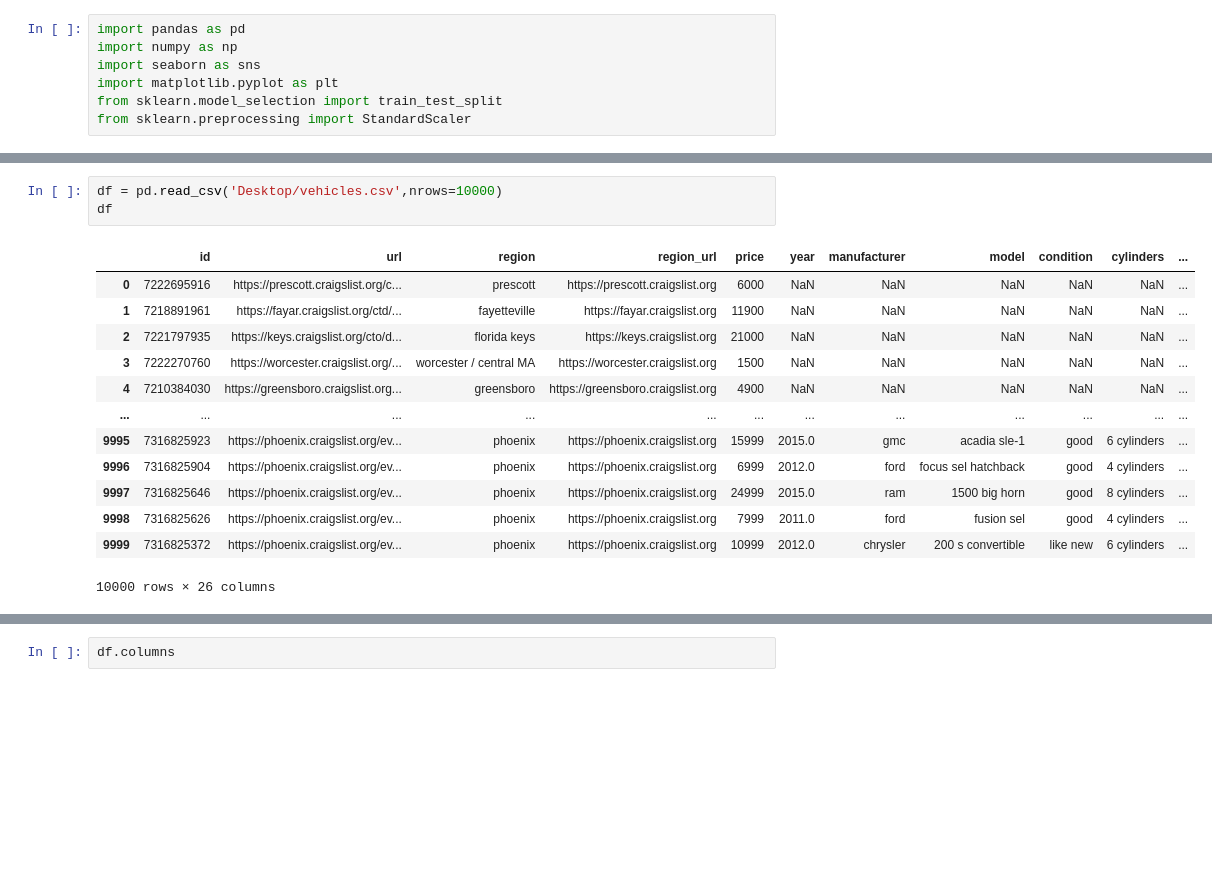
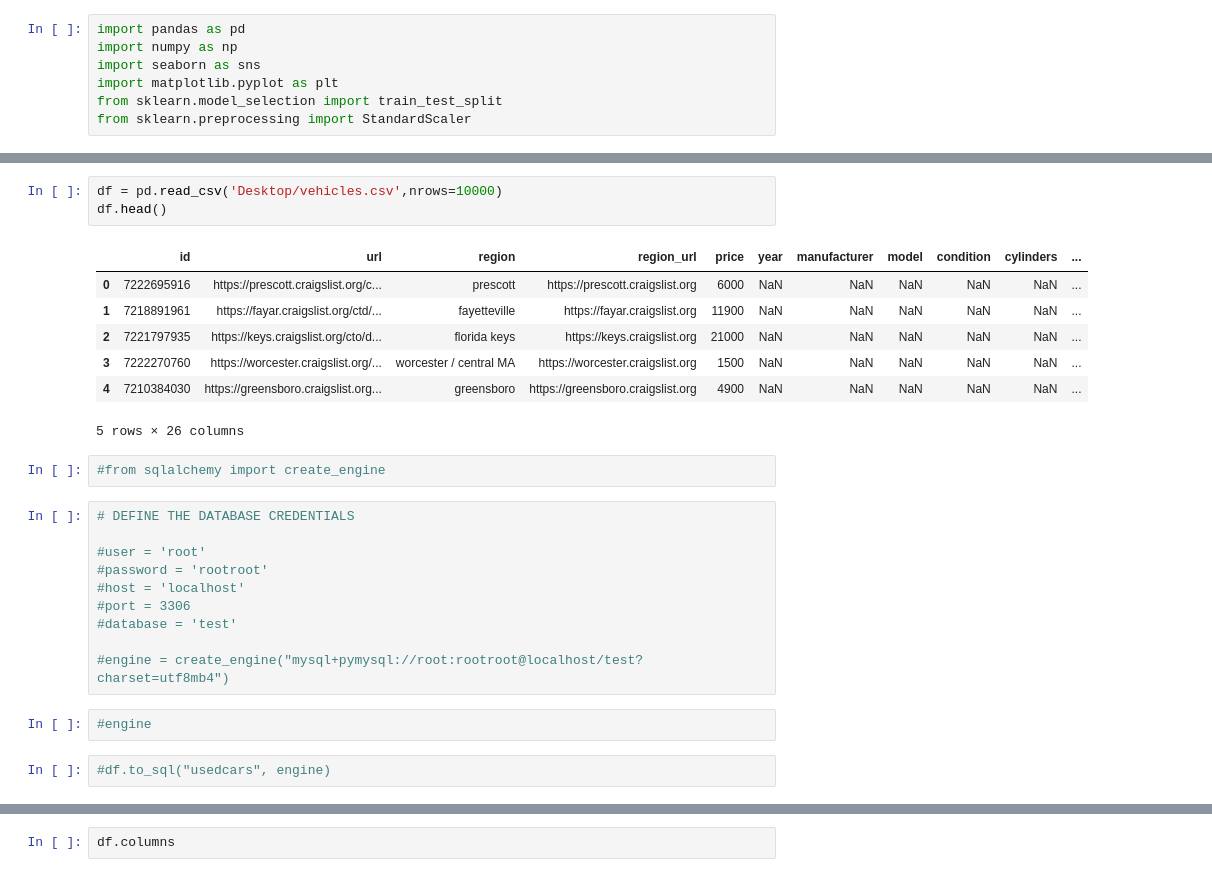
Before and after one commit to akudumula/Used-car-price-predictions, a Jupyter notebook: Used car price.ipynb, the cells around one changed output, grey strips where cells are left out. Cells and saved outputs as stored; diff of their text form; blank space fills up the shorter version.

```diff
--- a/Used car price.ipynb
+++ b/Used car price.ipynb
@@ -8,17 +24,27 @@ from sklearn.preprocessing import StandardScaler
 # %%
 df = pd.read_csv('Desktop/vehicles.csv',nrows=10000)
-df
+df.head()
 # %% [output]
 |  | id | url | region | region_url | price | year | manufacturer | model | condition | cylinders | ... |
 | 0 | 7222695916 | https://prescott.craigslist.org/c... | prescott | https://prescott.craigslist.org | 6000 | NaN | NaN | NaN | NaN | NaN | ... |
 | 1 | 7218891961 | https://fayar.craigslist.org/ctd/... | fayetteville | https://fayar.craigslist.org | 11900 | NaN | NaN | NaN | NaN | NaN | ... |
 | 2 | 7221797935 | https://keys.craigslist.org/cto/d... | florida keys | https://keys.craigslist.org | 21000 | NaN | NaN | NaN | NaN | NaN | ... |
 | 3 | 7222270760 | https://worcester.craigslist.org/... | worcester / central MA | https://worcester.craigslist.org | 1500 | NaN | NaN | NaN | NaN | NaN | ... |
 | 4 | 7210384030 | https://greensboro.craigslist.org... | greensboro | https://greensboro.craigslist.org | 4900 | NaN | NaN | NaN | NaN | NaN | ... |
-| ... | ... | ... | ... | ... | ... | ... | ... | ... | ... | ... | ... |
-| 9995 | 7316825923 | https://phoenix.craigslist.org/ev... | phoenix | https://phoenix.craigslist.org | 15999 | 2015.0 | gmc | acadia sle-1 | good | 6 cylinders | ... |
-| 9996 | 7316825904 | https://phoenix.craigslist.org/ev... | phoenix | https://phoenix.craigslist.org | 6999 | 2012.0 | ford | focus sel hatchback | good | 4 cylinders | ... |
-| 9997 | 7316825646 | https://phoenix.craigslist.org/ev... | phoenix | https://phoenix.craigslist.org | 24999 | 2015.0 | ram | 1500 big horn | good | 8 cylinders | ... |
-| 9998 | 7316825626 | https://phoenix.craigslist.org/ev... | phoenix | https://phoenix.craigslist.org | 7999 | 2011.0 | ford | fusion sel | good | 4 cylinders | ... |
-| 9999 | 7316825372 | https://phoenix.craigslist.org/ev... | phoenix | https://phoenix.craigslist.org | 10999 | 2012.0 | chrysler | 200 s convertible | like new | 6 cylinders | ... |
-10000 rows × 26 columns
+5 rows × 26 columns
+# %%
+#from sqlalchemy import create_engine
+# %%
+# DEFINE THE DATABASE CREDENTIALS
+
+#user = 'root'
+#password = 'rootroot'
+#host = 'localhost'
+#port = 3306
+#database = 'test'
+
+#engine = create_engine("mysql+pymysql://root:rootroot@localhost/test?charset=utf8mb4")
+# %%
+#engine
+# %%
+#df.to_sql("usedcars", engine)
```
Also changed, not shown: parts of 15 cells of this notebook.
